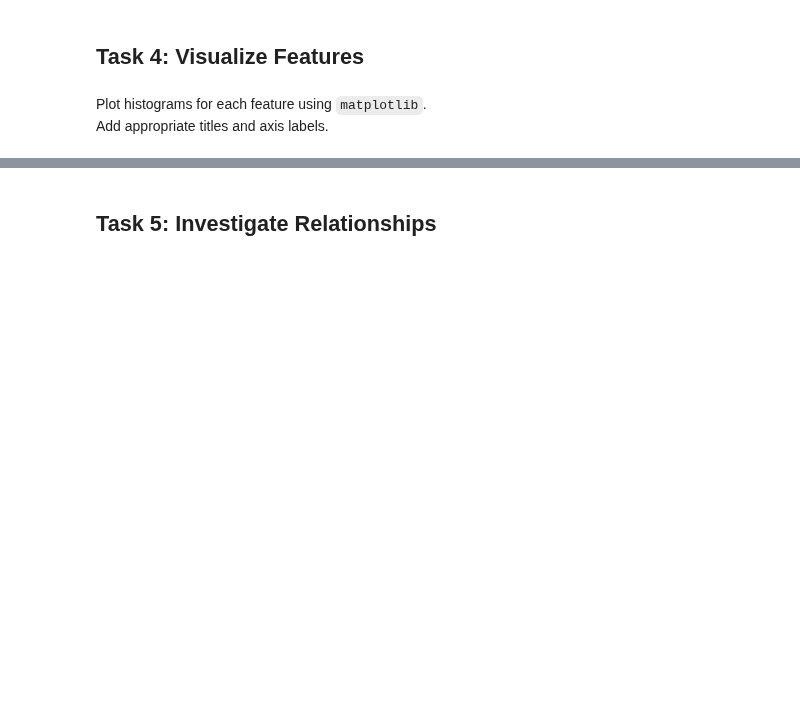
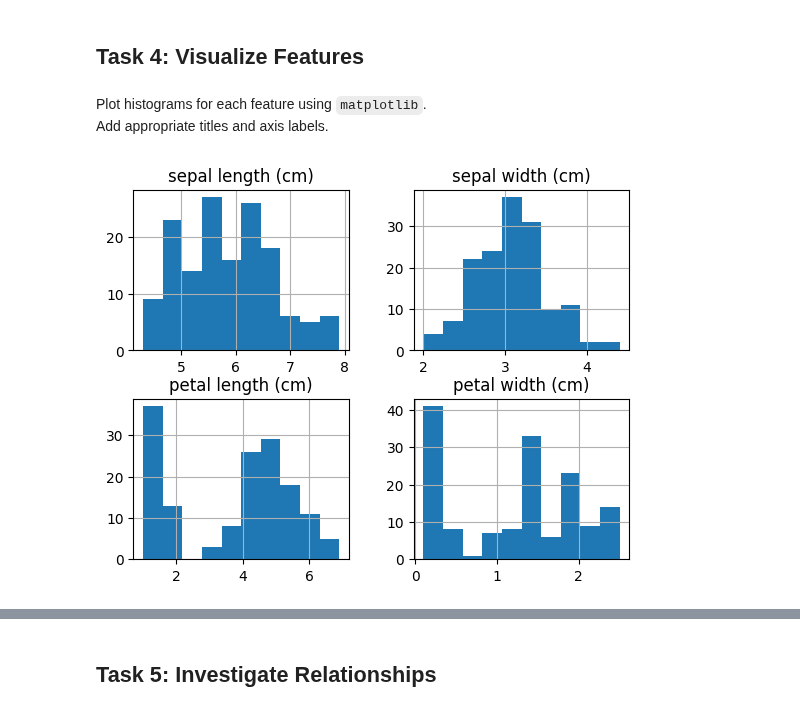
Before and after one commit to Glogover/principles_of_data_analytics, a Jupyter notebook: tasks.ipynb, the cells around one changed output, grey strips where cells are left out. Drawn from its saved outputs; the diff is of its cells as text; code cells hidden in the pictures; blank space fills up the shorter version.

Commit message:
Task 4 histograms

```diff
--- a/tasks.ipynb
+++ b/tasks.ipynb
@@ -146,3 +159,9 @@ For each feature in the dataset, calculate and display:
 # %% [markdown]
 Plot histograms for each feature using `matplotlib`.
 Add appropriate titles and axis labels.
+# %%
+# Histogram of the data.
+df.hist()
+plt.show()
+# %% [output]
+[figure, added]
```
Also changed, not shown: parts of 5 cells of this notebook.
